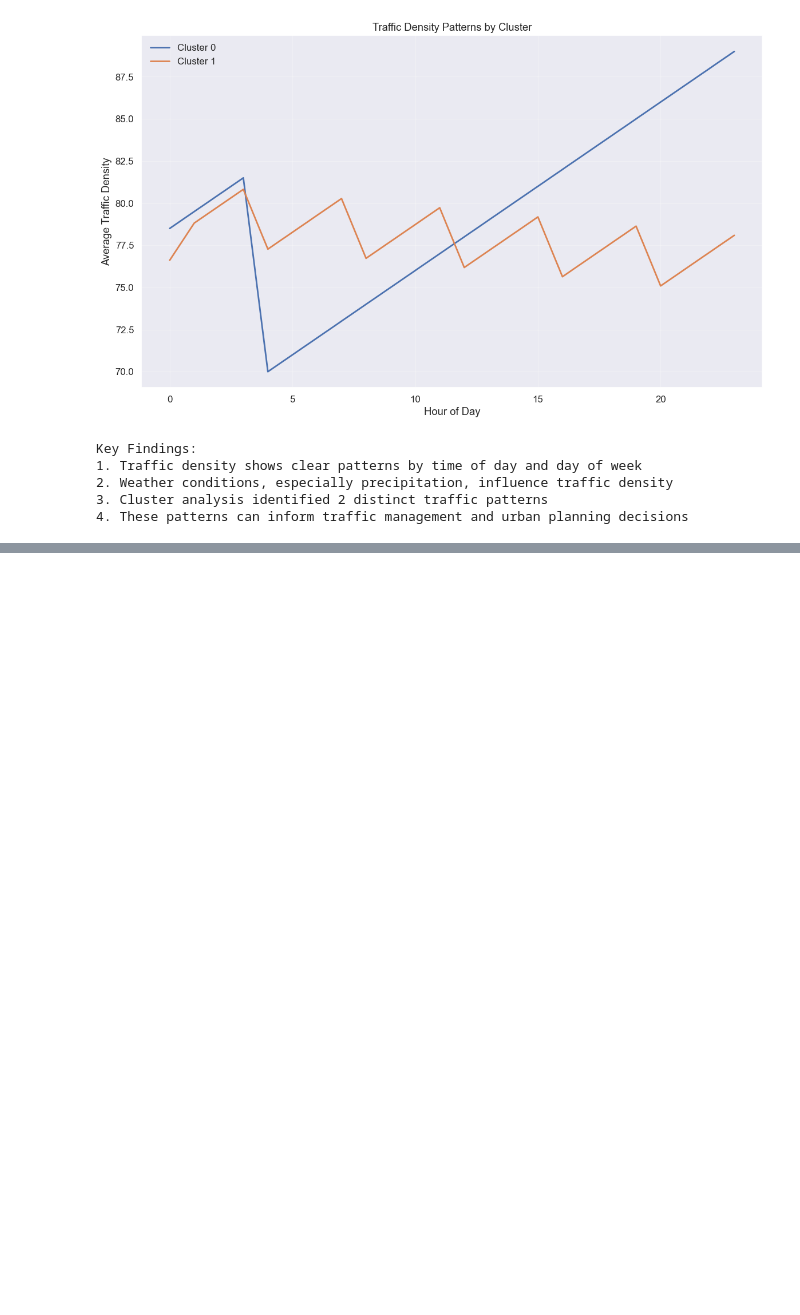
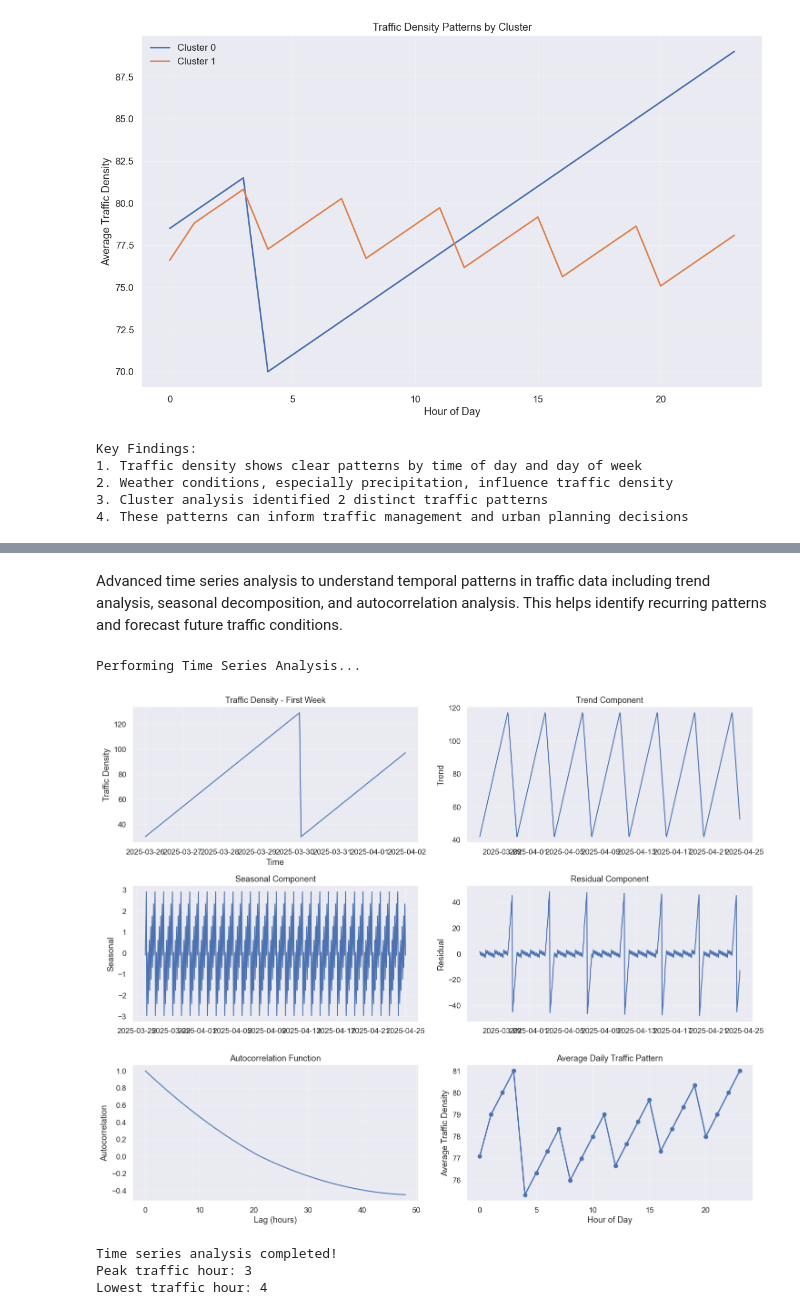
Before and after one commit to oguzkarcan/istanbul-traffic-analysis, a Jupyter notebook: Istanbul_Traffic_Analysis.ipynb, the cells around one changed output, grey strips where cells are left out. Saved outputs shown, nothing was run; the diff lists cells and outputs as text; code cells hidden in the pictures; blank space fills up the shorter version.

```diff
--- a/Istanbul_Traffic_Analysis.ipynb
+++ b/Istanbul_Traffic_Analysis.ipynb
@@ -299,0 +716,72 @@ Key Findings:
+# %% [markdown]
+Advanced time series analysis to understand temporal patterns in traffic data including trend analysis, seasonal decomposition, and autocorrelation analysis. This helps identify recurring patterns and forecast future traffic conditions.
+# %%
+from scipy import signal
+from statsmodels.tsa.seasonal import seasonal_decompose
+from statsmodels.tsa.stattools import acf, pacf
+
+print("Performing Time Series Analysis...")
+
+enriched_data['timestamp'] = pd.to_datetime(enriched_data['timestamp'])
+ts_data = enriched_data.set_index('timestamp').sort_index()
+
+hourly_avg = ts_data.resample('H')['traffic_density'].mean().fillna(method='ffill')
+
+plt.figure(figsize=(15, 12))
+
+plt.subplot(3, 2, 1)
+plt.plot(hourly_avg.index[:168], hourly_avg.values[:168])
+plt.title('Traffic Density - First Week')
+plt.xlabel('Time')
+plt.ylabel('Traffic Density')
+plt.grid(True, alpha=0.3)
+
+if len(hourly_avg) >= 24:
+    decomposition = seasonal_decompose(hourly_avg, model='additive', period=24)
+
+    plt.subplot(3, 2, 2)
+    plt.plot(decomposition.trend)
+    plt.title('Trend Component')
+    plt.ylabel('Trend')
+    plt.grid(True, alpha=0.3)
+
+    plt.subplot(3, 2, 3)
+    plt.plot(decomposition.seasonal)
+    plt.title('Seasonal Component')
+    plt.ylabel('Seasonal')
+    plt.grid(True, alpha=0.3)
+
+    plt.subplot(3, 2, 4)
+    plt.plot(decomposition.resid)
+    plt.title('Residual Component')
+    plt.ylabel('Residual')
+    plt.grid(True, alpha=0.3)
+
+autocorr = acf(hourly_avg.dropna(), nlags=48, fft=True)
+plt.subplot(3, 2, 5)
+plt.plot(range(len(autocorr)), autocorr)
+plt.title('Autocorrelation Function')
+plt.xlabel('Lag (hours)')
+plt.ylabel('Autocorrelation')
+plt.grid(True, alpha=0.3)
+
+daily_pattern = ts_data.groupby(ts_data.index.hour)['traffic_density'].mean()
+plt.subplot(3, 2, 6)
+plt.plot(daily_pattern.index, daily_pattern.values, 'o-', linewidth=2)
+plt.title('Average Daily Traffic Pattern')
+plt.xlabel('Hour of Day')
+plt.ylabel('Average Traffic Density')
+plt.grid(True, alpha=0.3)
+
+plt.tight_layout()
+plt.show()
+
+print("Time series analysis completed!")
+print(f"Peak traffic hour: {daily_pattern.idxmax()}")
+print(f"Lowest traffic hour: {daily_pattern.idxmin()}")
+# %% [output]
+Performing Time Series Analysis...
+[figure, added]
+Time series analysis completed!
+Peak traffic hour: 3
+Lowest traffic hour: 4
```
Also changed, not shown: parts of 9 cells of this notebook.
